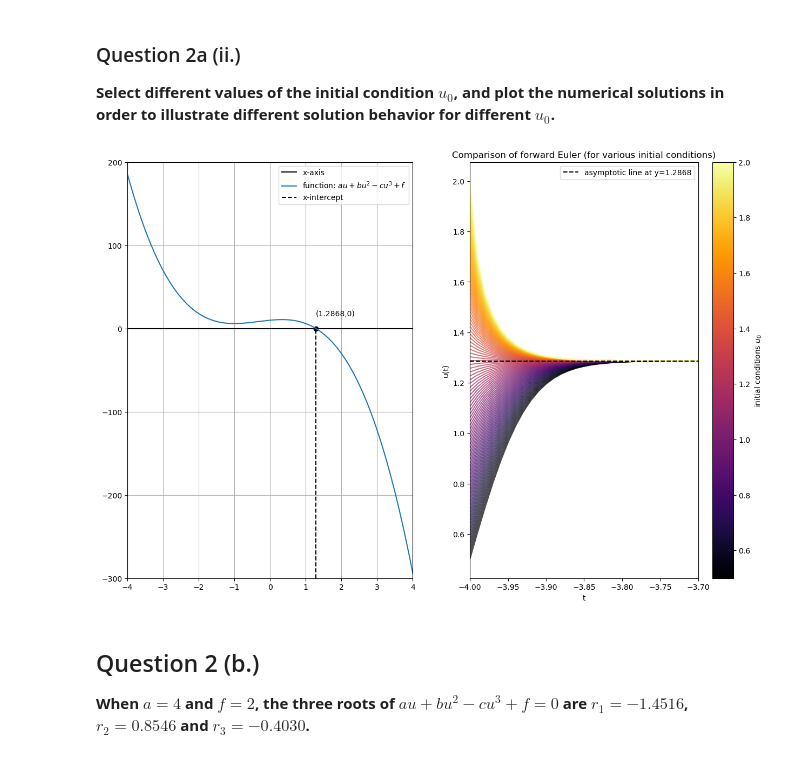
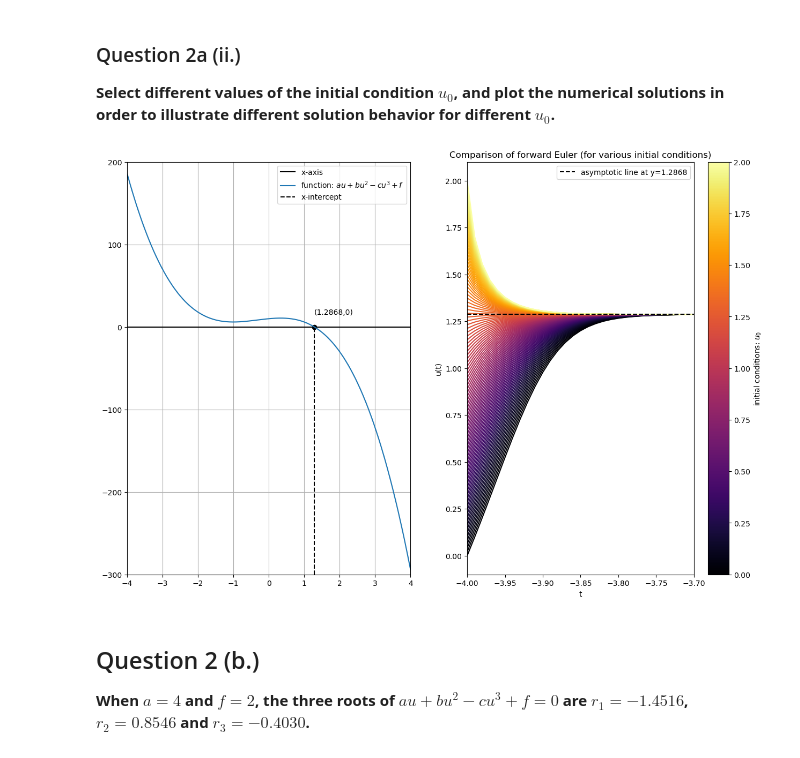
Before and after one commit to Stochastic1017/MATH_616, a Jupyter notebook: Homeworks/Homework 1/Homework 1.ipynb, the cells around one changed output. Cells and saved outputs as stored; diff of their text form; code cells hidden in the pictures.

```diff
--- a/Homeworks/Homework 1/Homework 1.ipynb
+++ b/Homeworks/Homework 1/Homework 1.ipynb
@@ -174,6 +178,7 @@ df.style.background_gradient(cmap='inferno', subset=['true_soln', 'approx_soln',
 
 **Plot the numerical solution (using one choice of time step) and the analytic solution.**
 # %%
+# initializing figure details
 fig, ax = plt.subplots(figsize=(15, 10))
 
 # defining various step-sizes for different euler approximation
@@ -188,7 +193,7 @@ for i in range(len(h_values)):
     t, y = forward_euler(u0=u0, t0=0, tend=2, h=h_values[i], a=a, f=f)
     ax.plot(t, y,
             color=colors[i],
-            alpha=0.25,
+            alpha=0.3,
             marker='o')
 
 # plot the true analytical solution
@@ -318,78 +324,88 @@ def forward_euler(u0, t0, tend, h, a, b, c, f):
 
     return t, y
 
+# defining x and y limits
 xlim = [-4, 4]
 ylim = [-300, 200]
 
+# collecting partial derivatives
 u = np.linspace(xlim[0], xlim[1], 1000)
 u_diff_output = []
 for u_curr in u:
     u_diff_output.append(du_dt(a=a, b=b, c=c, f=f, u=u_curr))
 
+# Plotting 2 subplots, left subplot: plot of partial derivative, right subplot: forward euler approximation
 fig, (ax0, ax1) = plt.subplots(1, 2, figsize=(15, 10))
-ax0.plot([xlim[0], xlim[1]], [0,0], linestyle='-', color='black', label='x-axis')
-ax0.plot(u, u_diff_output, label=f'function: $au + bu^2 - cu^3 + f$')
 
-ax0.scatter(r[0].real, 0, color='black')
+#################
+## Left Subplot
+#################
+
+# left subplot: plot of partial derivative
+ax0.plot([xlim[0], xlim[1]], [0,0], linestyle='-', color='black', label='x-axis') # x-axis line
+ax0.plot(u, u_diff_output, label=f'function: $au + bu^2 - cu^3 + f$')             # plot of function
+ax0.scatter(r[0].real, 0, color='black')                                          # x-intercept point
 ax0.plot([r[0].real, r[0].real],
          [ylim[0], 0],
          linestyle='dashed',
          color='black',
-         label=f'x-intercept')
-ax0.annotate(text=f"({r[0].real},0)", xy=[r[0].real, 15])
+         label=f'x-intercept')                                                    # dashed line to visualize x-intercept
+ax0.annotate(text=f"({r[0].real},0)", xy=[r[0].real, 15])                         # annotate the point
 
+# left subplot: defining plot parameters
 ax0.set_xlim(xlim[0], xlim[1])
 ax0.set_ylim(ylim[0], ylim[1])
 ax0.legend()
 ax0.grid(True)
 
-# Plotting forward Euler approximation (for various step-sizes)
+#################
+## Right Subplot
+#################
+
+# right subplot: collecting euler approximations
 num_points = 100
-start = 0.5
+start = 0
 end = 2
 u0_values = np.linspace(start, end, num_points)
 t_list = []
 y_list = []
 
-# Defining color schema
+# right subplot: defining color schema
 cmap = cm.get_cmap('inferno')
 colors = [cmap(i) for i in np.linspace(0, 1, num_points)]
 
-# Calculate and plot for each initial condition with respective color
+# right subplot: calculate and plot for each initial condition with respective color
 for i, u0 in enumerate(u0_values):
     t, y = forward_euler(u0=u0, t0=xlim[0], tend=xlim[1], h=0.01, a=a, b=b, c=c, f=f)
     t_list.append(t)
     y_list.append(y)
     ax1.plot(t, y,
-             alpha=0.7,
-             color=colors[i],
-             #label=f'Forward Euler Approximation ($u_0$={round(u0, 2)})'
-             )
+             alpha=1.0,
+             color=colors[i])
 
+# right subplot: asymptotic black line (at x-intercept of left-subplot)
 ax1.plot([xlim[0], xlim[1]],
          [r[0].real, r[0].real],
          linestyle='--',
          color='black',
          label=f'asymptotic line at y={r[0].real}')
 
+# right subplot: define plot parameters
 ax1.set_xlabel('t')
 ax1.set_ylabel('u(t)')
 ax1.set_title('Comparison of forward Euler (for various initial conditions)')
 ax1.set_xlim(-4,-3.7)
 ax1.grid(False)
 ax1.legend()
 
-# Add a colorbar to show the mapping from step size to color
+# right subplot: add a colorbar to show the mapping from step size to color
 sm = plt.cm.ScalarMappable(cmap=cmap, norm=plt.Normalize(vmin=start, vmax=end))
-sm.set_array([])
-
-# Add the colorbar explicitly associated with the current axes
 cbar = fig.colorbar(sm, ax=ax1)
-cbar.set_label('initial conditions $u_0$')
+cbar.set_label('initial conditions: $u_0$')
 
 plt.show()
 # %% [output]
-[figure, old version]
+[figure, new version]
 # %% [markdown]
 ## Question 2 (b.)
 
```
Also changed, not shown: parts of 6 cells of this notebook, 1 other file.
